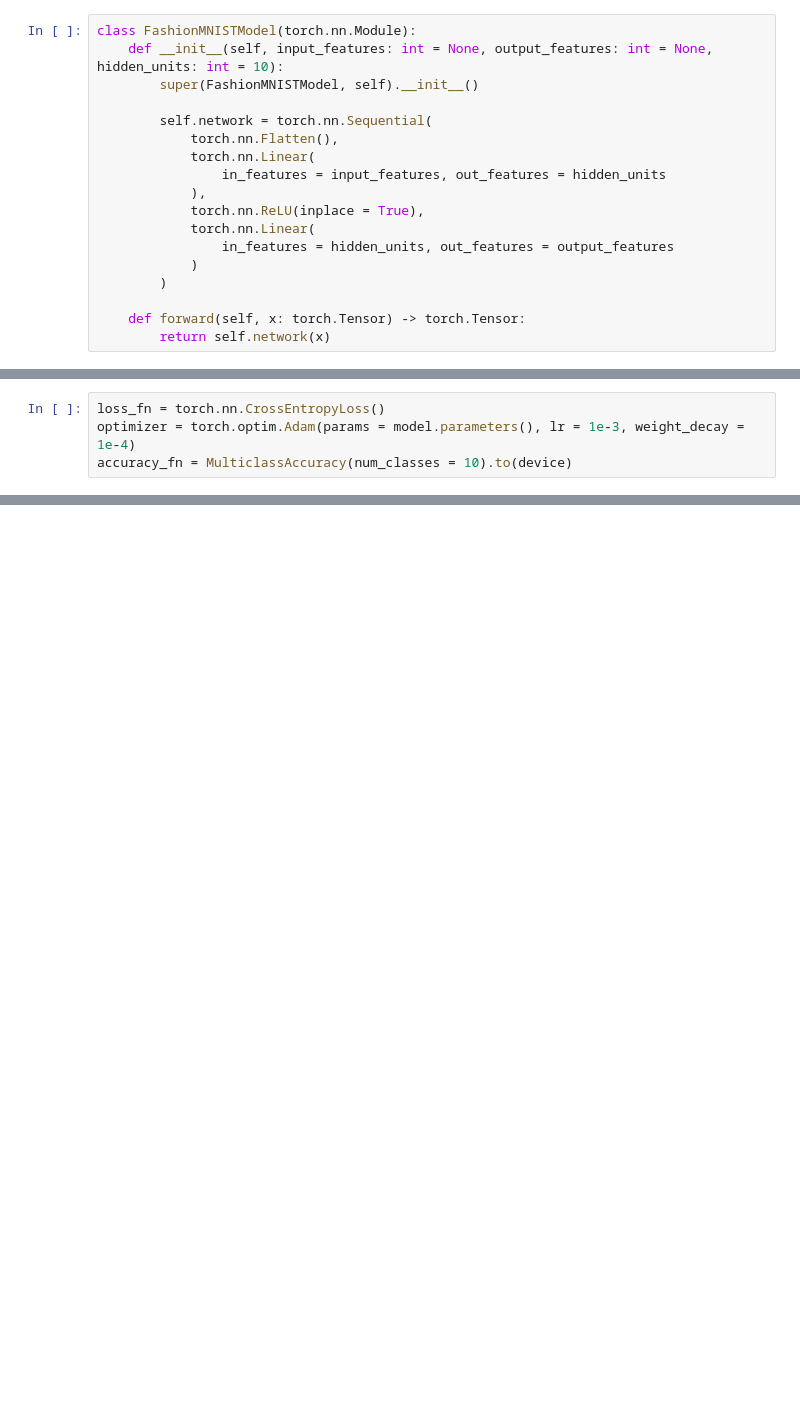
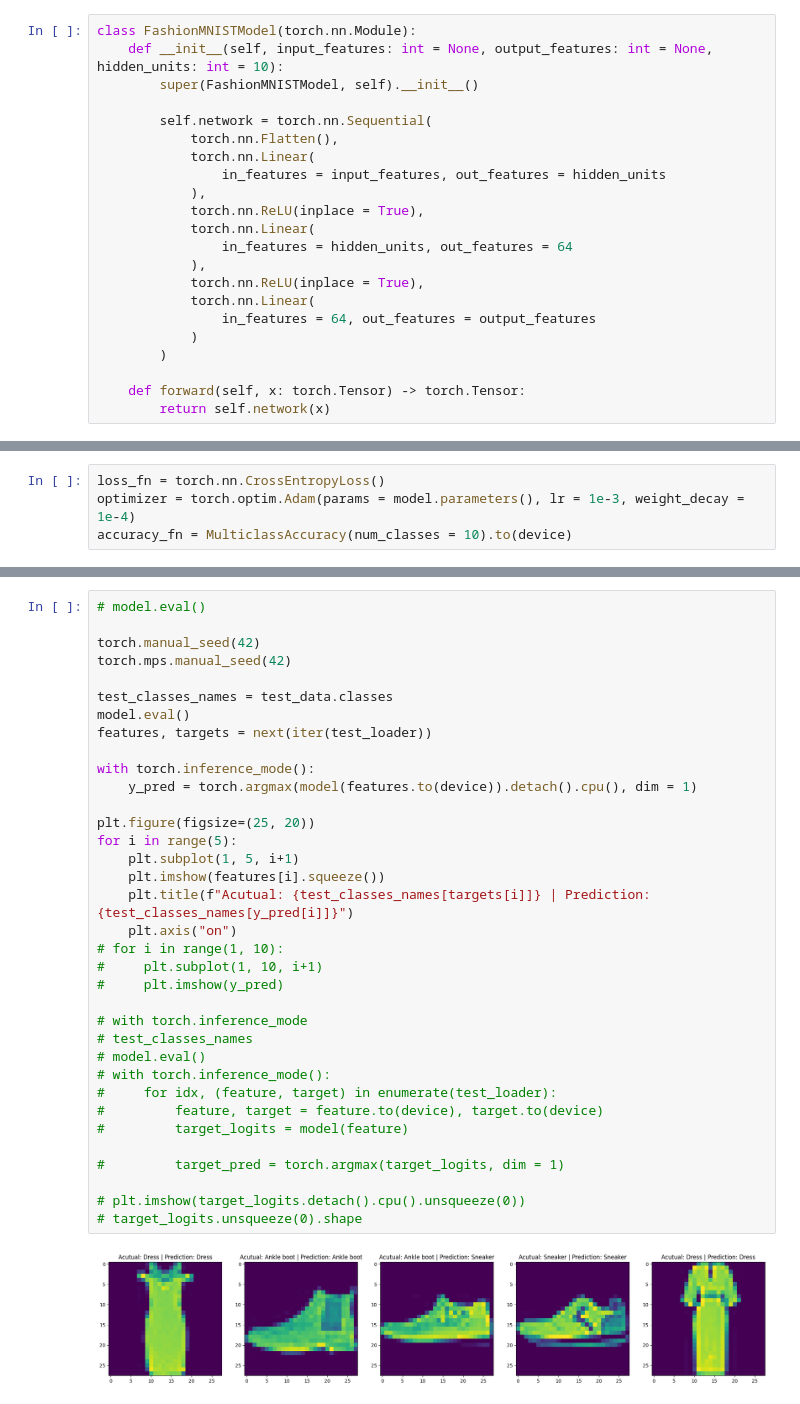
Before and after one commit to axiomchronicles/neural_network_learning, a Jupyter notebook: PyTorch_Learning/pathway_12.ipynb, the cells around one changed output, grey strips where cells are left out. Saved outputs shown, nothing was run; the diff lists cells and outputs as text; blank space fills up the shorter version.

```diff
--- a/PyTorch_Learning/pathway_12.ipynb
+++ b/PyTorch_Learning/pathway_12.ipynb
@@ -141,7 +141,11 @@ class FashionMNISTModel(torch.nn.Module):
             ),
             torch.nn.ReLU(inplace = True),
             torch.nn.Linear(
-                in_features = hidden_units, out_features = output_features
+                in_features = hidden_units, out_features = 64
+            ),
+            torch.nn.ReLU(inplace = True),
+            torch.nn.Linear(
+                in_features = 64, out_features = output_features
             )
         )
 
@@ -247,0 +301,37 @@ pl.
+# %%
+# model.eval()
+
+torch.manual_seed(42)
+torch.mps.manual_seed(42)
+
+test_classes_names = test_data.classes
+model.eval()
+features, targets = next(iter(test_loader))
+
+with torch.inference_mode():
+    y_pred = torch.argmax(model(features.to(device)).detach().cpu(), dim = 1)
+
+plt.figure(figsize=(25, 20))
+for i in range(5):
+    plt.subplot(1, 5, i+1)
+    plt.imshow(features[i].squeeze())
+    plt.title(f"Acutual: {test_classes_names[targets[i]]} | Prediction: {test_classes_names[y_pred[i]]}")
+    plt.axis("on")
+# for i in range(1, 10):
+#     plt.subplot(1, 10, i+1)
+#     plt.imshow(y_pred)
+
+# with torch.inference_mode
+# test_classes_names
+# model.eval()
+# with torch.inference_mode():
+#     for idx, (feature, target) in enumerate(test_loader):
+#         feature, target = feature.to(device), target.to(device)
+#         target_logits = model(feature)
+
+#         target_pred = torch.argmax(target_logits, dim = 1)
+
+# plt.imshow(target_logits.detach().cpu().unsqueeze(0))
+# target_logits.unsqueeze(0).shape
+# %% [output]
+[figure, added]
```
Also changed, not shown: parts of 6 cells of this notebook.
